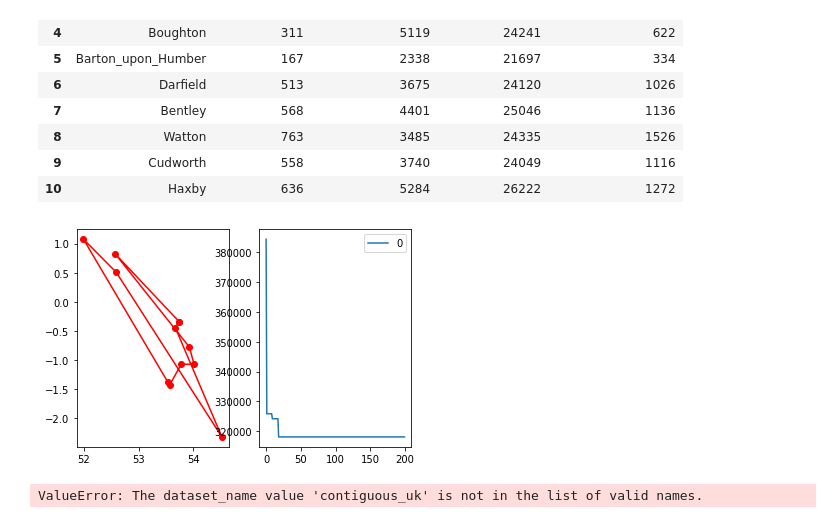
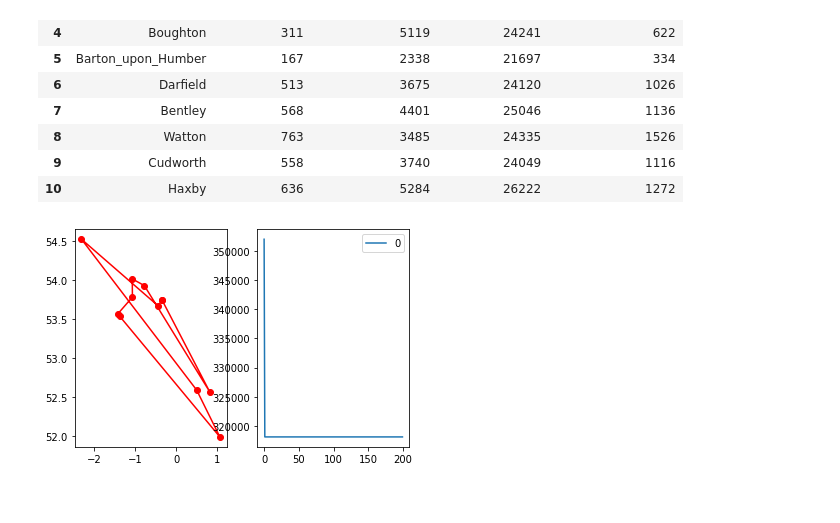
Before and after one commit to kallekj/Explorer, a Jupyter notebook: src/ACO.ipynb, the cells around one changed output. Saved outputs shown, nothing was run; the diff lists cells and outputs as text; code cells hidden in the pictures.

Commit message:
Plot station on map

```diff
--- a/src/ACO.ipynb
+++ b/src/ACO.ipynb
@@ -6,10 +6,13 @@ from utils import parse_UK_Data, generate_coordinates
 from scipy import spatial
 import matplotlib.pyplot as plt
 
+# https://stackoverflow.com/questions/40536560/ipython-and-jupyter-autocomplete-not-working#40544668
+%config Completer.use_jedi = False
 
-dataset_path = "../datasets/UK10_1.txt"
+dataset = "../datasets/UK10_1.txt"
 
-meta_data, distance_data, station_data = parse_UK_Data(dataset_path)
+
+meta_data, distance_data, station_data = parse_UK_Data(dataset)
 # %%
 meta_data
 # %% [output]
@@ -54,30 +57,22 @@ def cal_total_distance(routine):
     num_points, = routine.shape
     return sum([distance_matrix[routine[i % num_points], routine[(i + 1) % num_points]] for i in range(num_points)])
 # %%
-#station_coordinates = generate_coordinates(station_data, to_csv=True, filename=dataset_path)
+#station_coordinates = generate_coordinates(station_data, to_csv=True, filename=dataset)
 #station_coordinates = generate_coordinates(station_data)
-station_coordinates = pd.read_csv('_coordinates.csv', encoding='utf-8')
+station_coordinates = pd.read_csv('../datasets/UK10_1_coordinates.csv', encoding='utf-8')
 points_coordinate = station_coordinates[["lat", "long"]].to_numpy()
 # %%
 aca = ACA_TSP(func=cal_total_distance, n_dim=11,
-              size_pop=50, max_iter=200,
+              size_pop=100, max_iter=200,
               distance_matrix=distance_matrix)
 
 best_x, best_y = aca.run()
 # %%
 fig, ax = plt.subplots(1, 2)
 best_points_ = np.concatenate([best_x, [best_x[0]]])
 best_points_coordinate = points_coordinate[best_points_, :]
-ax[0].plot(best_points_coordinate[:, 0], best_points_coordinate[:, 1], 'o-r')
+ax[0].plot(best_points_coordinate[:, 1], best_points_coordinate[:, 0], 'o-r')
 pd.DataFrame(aca.y_best_history).cummin().plot(ax=ax[1])
 plt.show()
 # %% [output]
-[figure, old version]
+[figure, new version]
-# %%
-import geoplot as gplt
-import geopandas as gpd
-
-contiguous_england = gpd.read_file(gplt.datasets.get_path('contiguous_uk'))
-gplt.polyplot(contiguous_england)
-# %% [output]
-ValueError: The dataset_name value 'contiguous_uk' is not in the list of valid names.
```
Also changed, not shown: parts of 1 cell of this notebook, 1 other file.
